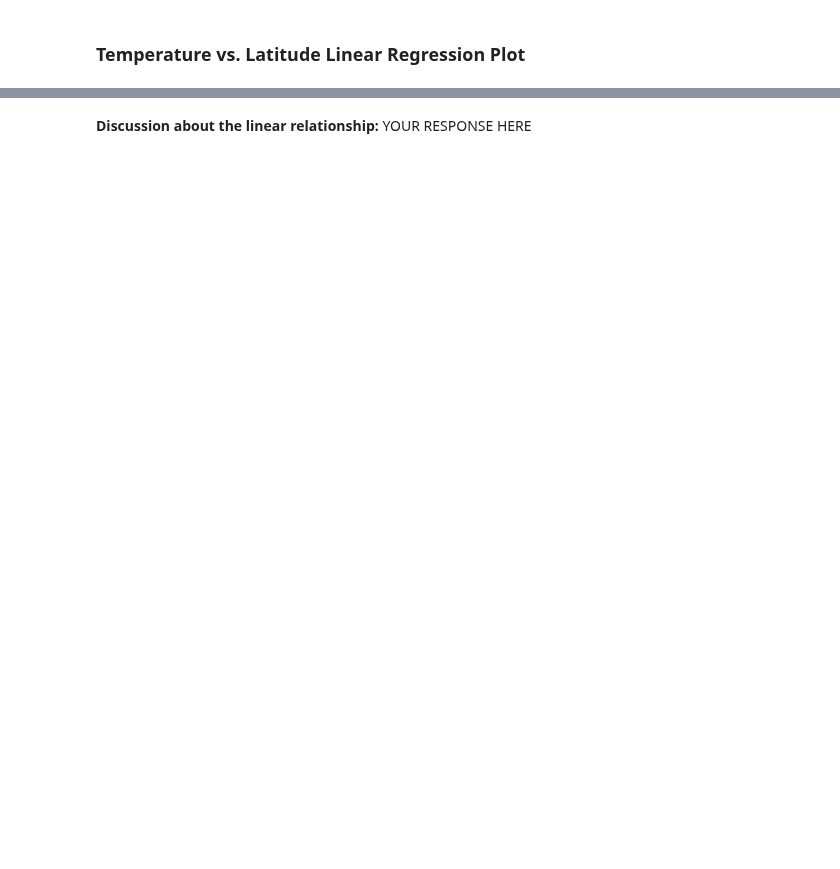
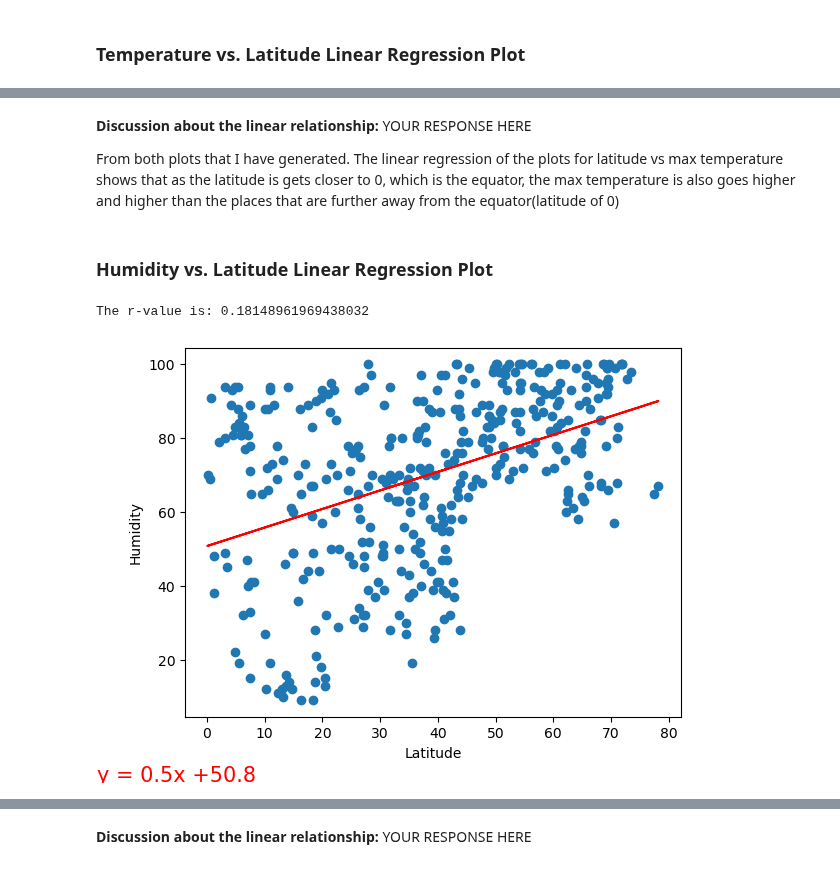
Before and after one commit to AlanDeng7/Module-6-Challenge-Python-API, a Jupyter notebook: starter_code/WeatherPy.ipynb, the cells around one changed output, grey strips where cells are left out. Drawn from its saved outputs; the diff is of its cells as text; code cells hidden in the pictures; blank space fills up the shorter version.

```diff
--- a/starter_code/WeatherPy.ipynb
+++ b/starter_code/WeatherPy.ipynb
@@ -314,0 +331,14 @@ The r-value is: 0.4121057168607245
+# %% [markdown]
+**Discussion about the linear relationship:** YOUR RESPONSE HERE
+
+From both plots that I have generated. The linear regression of the plots for latitude vs max temperature shows that as the latitude is gets closer to 0, which is the equator, the max temperature is also goes higher and higher than the places that are further away from the equator(latitude of 0)
+# %% [markdown]
+### Humidity vs. Latitude Linear Regression Plot
+# %%
+# Northern Hemisphere
+plt.xlabel("Latitude")
+plt.ylabel("Humidity")
+lin_regression(northern_hemi_df["Lat"],northern_hemi_df["Humidity"])
+# %% [output]
+The r-value is: 0.18148961969438032
+[figure, added]
```
Also changed, not shown: parts of 31 cells of this notebook.
